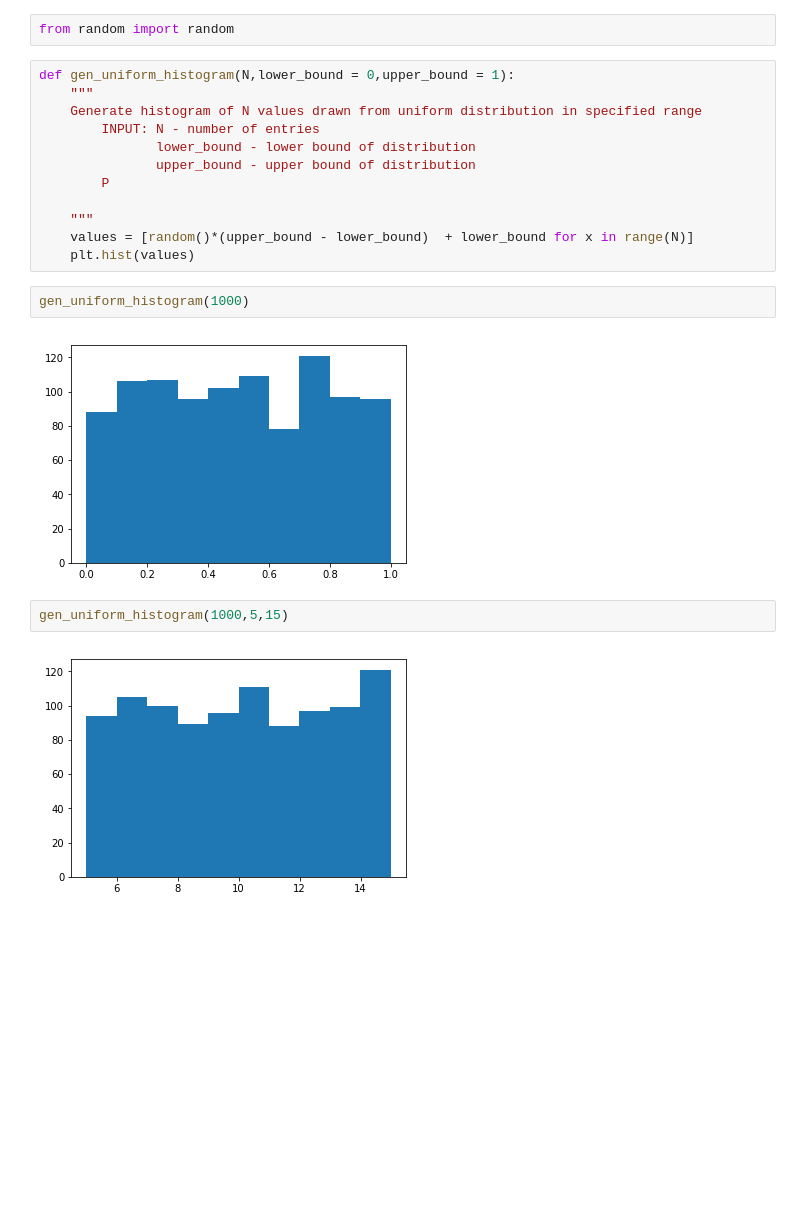
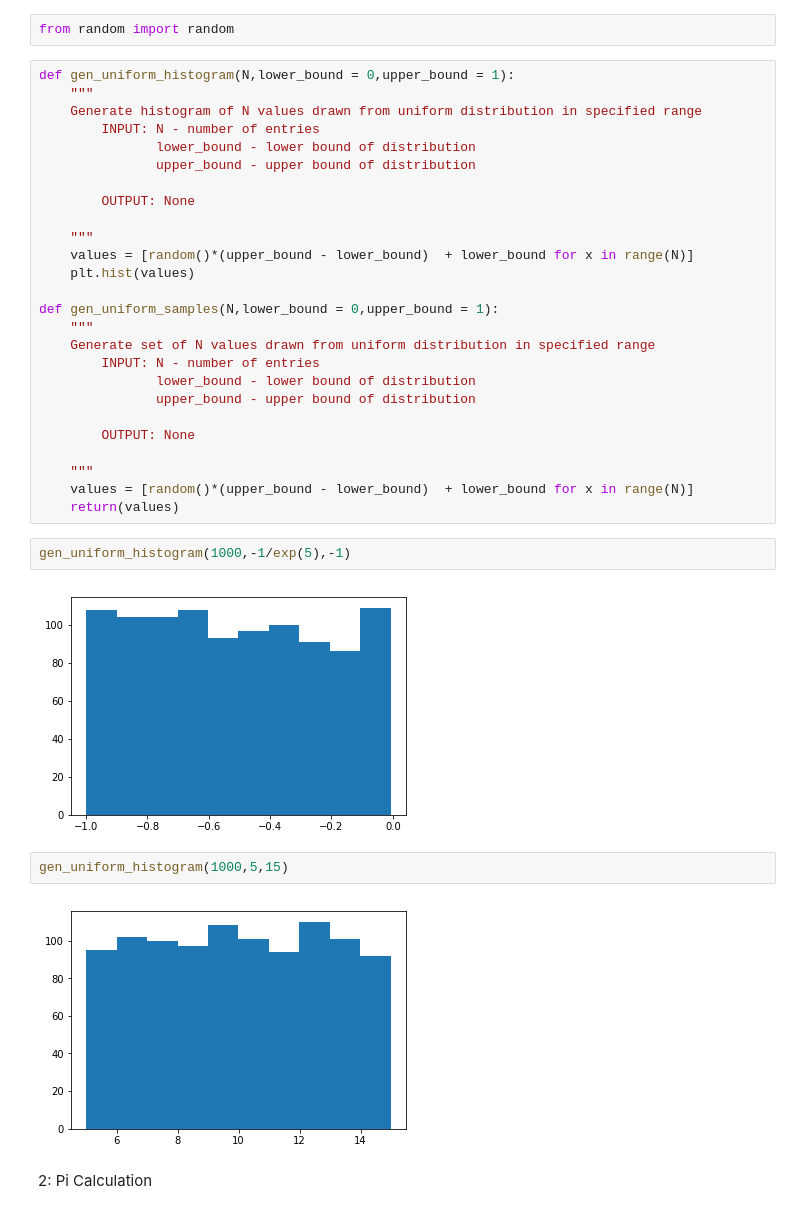
Before and after one commit to acsmith9697/JetMCTutorial, a Jupyter notebook: Documents/Grad School/JetMCTutorial/exercises.ipynb, the cells around one changed output. Cells and saved outputs as stored; diff of their text form; blank space fills up the shorter version.

```diff
--- a/Documents/Grad School/JetMCTutorial/exercises.ipynb
+++ b/Documents/Grad School/JetMCTutorial/exercises.ipynb
@@ -14,16 +14,32 @@ def gen_uniform_histogram(N,lower_bound = 0,upper_bound = 1):
         INPUT: N - number of entries
                lower_bound - lower bound of distribution
                upper_bound - upper bound of distribution
-        P
+
+        OUTPUT: None
 
     """
     values = [random()*(upper_bound - lower_bound)  + lower_bound for x in range(N)]
     plt.hist(values)
+
+def gen_uniform_samples(N,lower_bound = 0,upper_bound = 1):
+    """
+    Generate set of N values drawn from uniform distribution in specified range
+        INPUT: N - number of entries
+               lower_bound - lower bound of distribution
+               upper_bound - upper bound of distribution
+
+        OUTPUT: None
+
+    """
+    values = [random()*(upper_bound - lower_bound)  + lower_bound for x in range(N)]
+    return(values)
 # %%
-gen_uniform_histogram(1000)
+gen_uniform_histogram(1000,-1/exp(5),-1)
 # %% [output]
-[figure, old version]
+[figure, new version]
 # %%
 gen_uniform_histogram(1000,5,15)
 # %% [output]
-[figure, old version]
+[figure, new version]
+# %% [markdown]
+2: Pi Calculation
```
Also changed, not shown: parts of 19 cells of this notebook.
